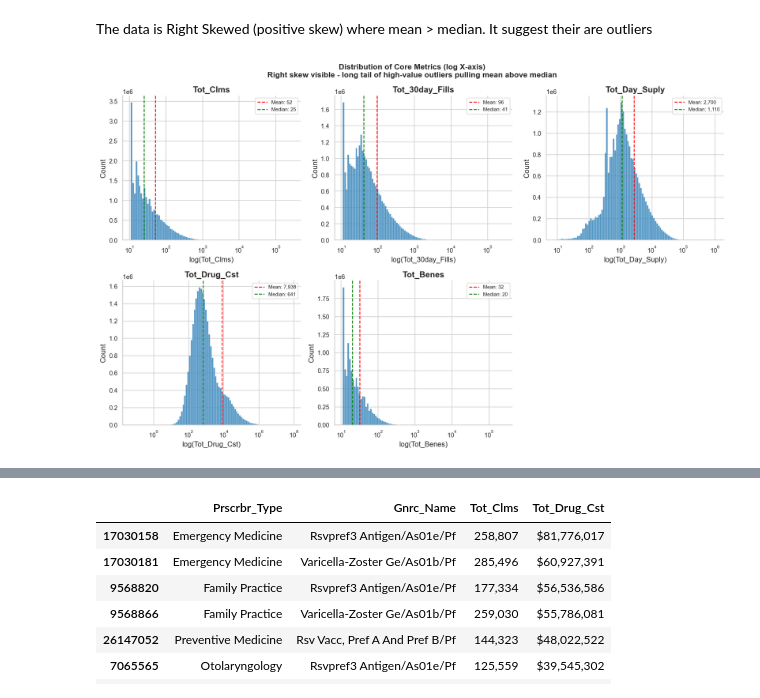
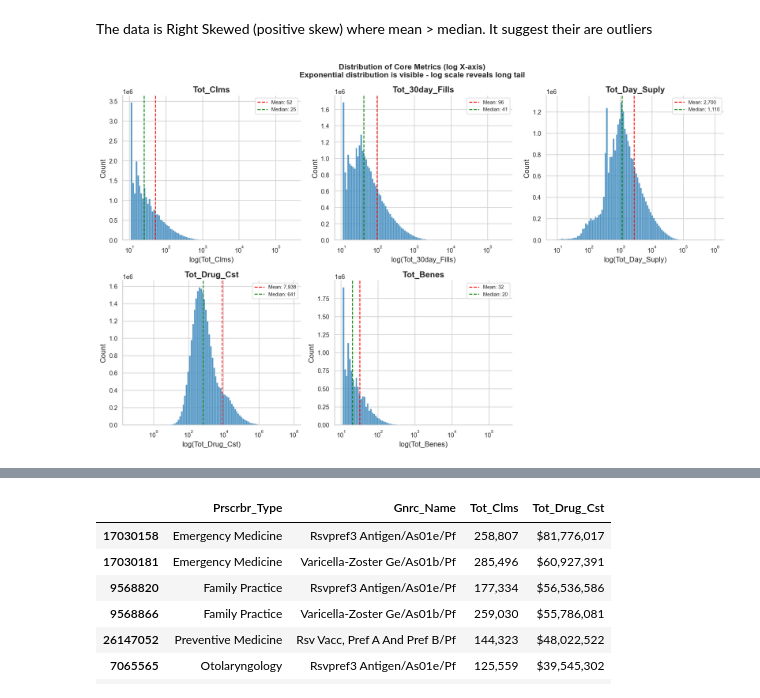
Before and after one commit to M-Nadeem-B/EDA_Medicare_part_D, a Jupyter notebook: EDA_Medicare.ipynb, the cells around one changed output, grey strips where cells are left out. Cells and saved outputs as stored; diff of their text form; code cells hidden in the pictures.

```diff
--- a/EDA_Medicare_Improved.ipynb
+++ b/EDA_Medicare.ipynb
@@ -185,28 +185,28 @@ The data is Right Skewed (positive skew) where mean > median. It suggest their a
 # %%
 fig, axes = plt.subplots(2, 3, figsize=(16, 10))
 cols = ['Tot_Clms', 'Tot_30day_Fills', 'Tot_Day_Suply',
         'Tot_Drug_Cst', 'Tot_Benes']
 
 for ax, col in zip(axes.flat, cols):
     data = df[col].dropna()
-    data = data[data > 0]  # log scale requires positive values — drop zeros
+    data = data[data > 0]  # log scale requires positive values -- drop zeros
 
     sns.histplot(data, bins=100, ax=ax, color=ACCENT,
                  log_scale=(True, False))  # log X-axis, linear Y-axis
 
     ax.axvline(data.mean(),   color='red',   linestyle='--', linewidth=1.5,
                label=f"Mean: {data.mean():,.0f}")
     ax.axvline(data.median(), color='green', linestyle='--', linewidth=1.5,
                label=f"Median: {data.median():,.0f}")
 
     ax.set_title(col)
     ax.set_xlabel(f'log({col})')
     ax.legend(fontsize=9)
 
 axes.flat[-1].set_visible(False)
-plt.suptitle('Distribution of Core Metrics (log X-axis)\nRight skew visible - long tail of high-value outliers pulling mean above median',
+plt.suptitle('Distribution of Core Metrics (log X-axis)\nExponential distribution is visible - log scale reveals long tail',
              fontsize=14, fontweight='bold')
 plt.tight_layout()
 plt.show()
 # %% [output]
-[figure, old version]
+[figure, new version]
```
Also changed, not shown: parts of 13 cells of this notebook.
